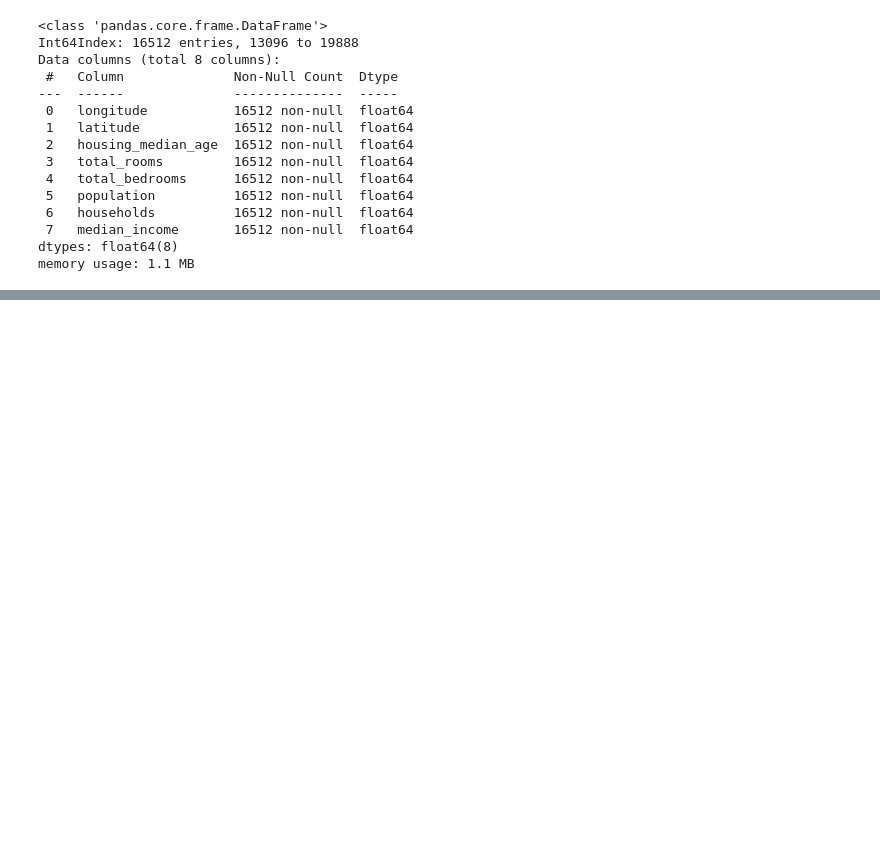
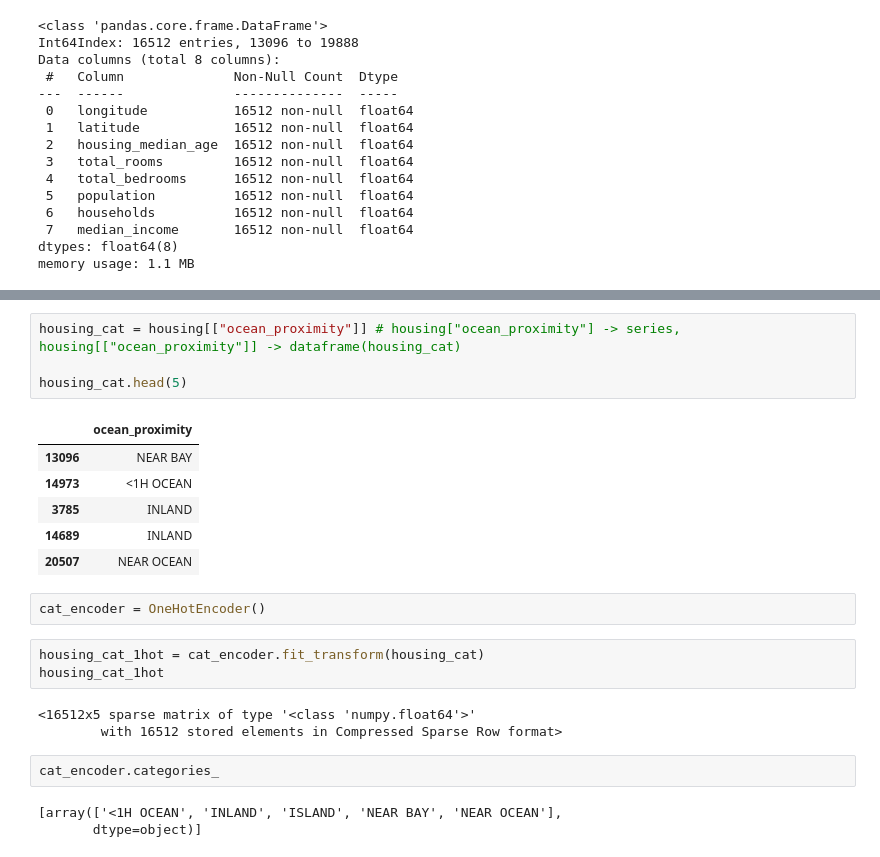
Before and after one commit to thakareakshay1709/my-datascience-learnings, a Jupyter notebook: books/hands-on-ml-3/chapter2/housing/chapter2.ipynb, the cells around one changed output, grey strips where cells are left out. Cells and saved outputs as stored; diff of their text form; blank space fills up the shorter version.

```diff
--- a/books/hands-on-ml-3/chapter2/housing/chapter2.ipynb
+++ b/books/hands-on-ml-3/chapter2/housing/chapter2.ipynb
@@ -271,0 +278,24 @@ memory usage: 1.1 MB
+# %%
+housing_cat = housing[["ocean_proximity"]] # housing["ocean_proximity"] -> series, housing[["ocean_proximity"]] -> dataframe(housing_cat)
+
+housing_cat.head(5)
+# %% [output]
+|  | ocean_proximity |
+| 13096 | NEAR BAY |
+| 14973 | <1H OCEAN |
+| 3785 | INLAND |
+| 14689 | INLAND |
+| 20507 | NEAR OCEAN |
+# %%
+cat_encoder = OneHotEncoder()
+# %%
+housing_cat_1hot = cat_encoder.fit_transform(housing_cat)
+housing_cat_1hot
+# %% [output]
+<16512x5 sparse matrix of type '<class 'numpy.float64'>'
+        with 16512 stored elements in Compressed Sparse Row format>
+# %%
+cat_encoder.categories_
+# %% [output]
+[array(['<1H OCEAN', 'INLAND', 'ISLAND', 'NEAR BAY', 'NEAR OCEAN'],
+       dtype=object)]
```
Also changed, not shown: parts of 2 cells of this notebook.
